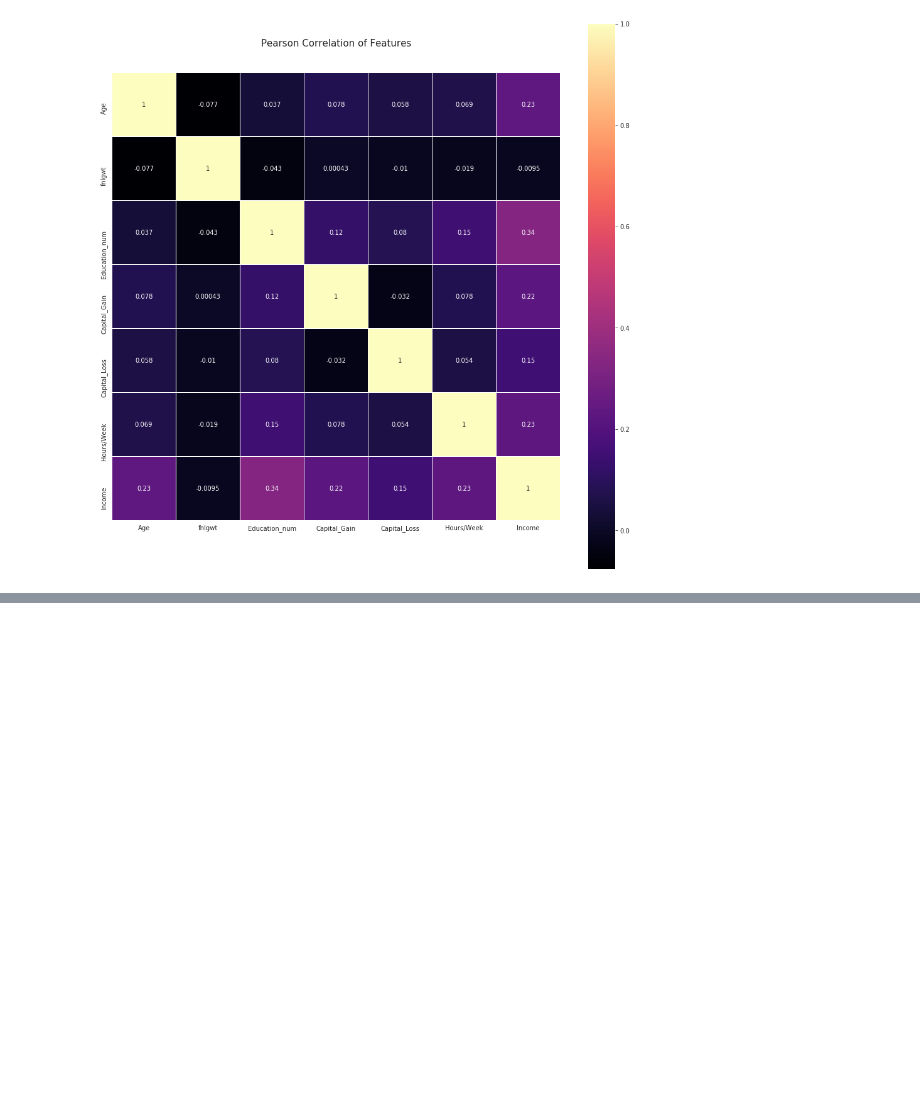
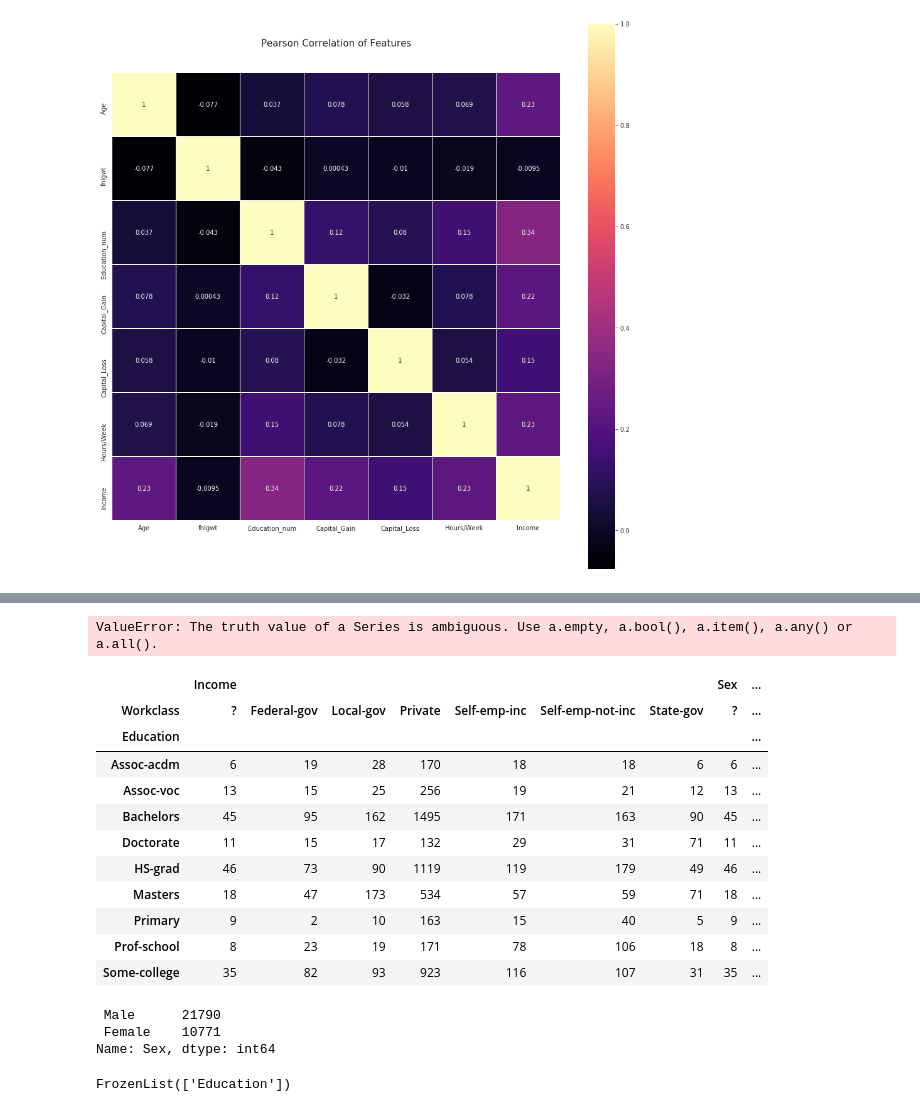
Before and after one commit to tejakummarikuntla/imaginea_assign, a Jupyter notebook: 02_EDA/EDA_Salary_Prediction[US_Census].ipynb, the cells around one changed output, grey strips where cells are left out. Saved outputs shown, nothing was run; the diff lists cells and outputs as text; code cells hidden in the pictures; blank space fills up the shorter version.

Commit message:
Pivot US Salery

```diff
--- a/02_EDA/EDA_Salary_Prediction[US_Census].ipynb
+++ b/02_EDA/EDA_Salary_Prediction[US_Census].ipynb
@@ -497,0 +705,31 @@ sns.heatmap(train_df.corr(),linewidths=0.1,vmax=1.0, square=True, cmap=colormap,
+# %%
+train_df[train_df.Income == 1 and (train_df.Sex == 'Male')].pivot_table(values='Income', index='Education',columns='Workclass', aggfunc='count')
+# %% [output]
+ValueError: The truth value of a Series is ambiguous. Use a.empty, a.bool(), a.item(), a.any() or a.all().
+# %%
+gen_in_df = train_df.where(train_df.Income == 1).pivot_table(values=['Income', 'Sex'], index='Education',columns='Workclass', aggfunc='count')
+# %%
+gen_in_df
+# %% [output]
+|  | Income |  |  |  |  |  |  | Sex | ... |
+| Workclass | ? | Federal-gov | Local-gov | Private | Self-emp-inc | Self-emp-not-inc | State-gov | ? | ... |
+| Education |  |  |  |  |  |  |  |  | ... |
+| Assoc-acdm | 6 | 19 | 28 | 170 | 18 | 18 | 6 | 6 | ... |
+| Assoc-voc | 13 | 15 | 25 | 256 | 19 | 21 | 12 | 13 | ... |
+| Bachelors | 45 | 95 | 162 | 1495 | 171 | 163 | 90 | 45 | ... |
+| Doctorate | 11 | 15 | 17 | 132 | 29 | 31 | 71 | 11 | ... |
+| HS-grad | 46 | 73 | 90 | 1119 | 119 | 179 | 49 | 46 | ... |
+| Masters | 18 | 47 | 173 | 534 | 57 | 59 | 71 | 18 | ... |
+| Primary | 9 | 2 | 10 | 163 | 15 | 40 | 5 | 9 | ... |
+| Prof-school | 8 | 23 | 19 | 171 | 78 | 106 | 18 | 8 | ... |
+| Some-college | 35 | 82 | 93 | 923 | 116 | 107 | 31 | 35 | ... |
+# %%
+train_df.Sex.value_counts()
+# %% [output]
+ Male      21790
+ Female    10771
+Name: Sex, dtype: int64
+# %%
+gen_in_df.index.names
+# %% [output]
+FrozenList(['Education'])
```
Also changed, not shown: parts of 16 cells of this notebook.
